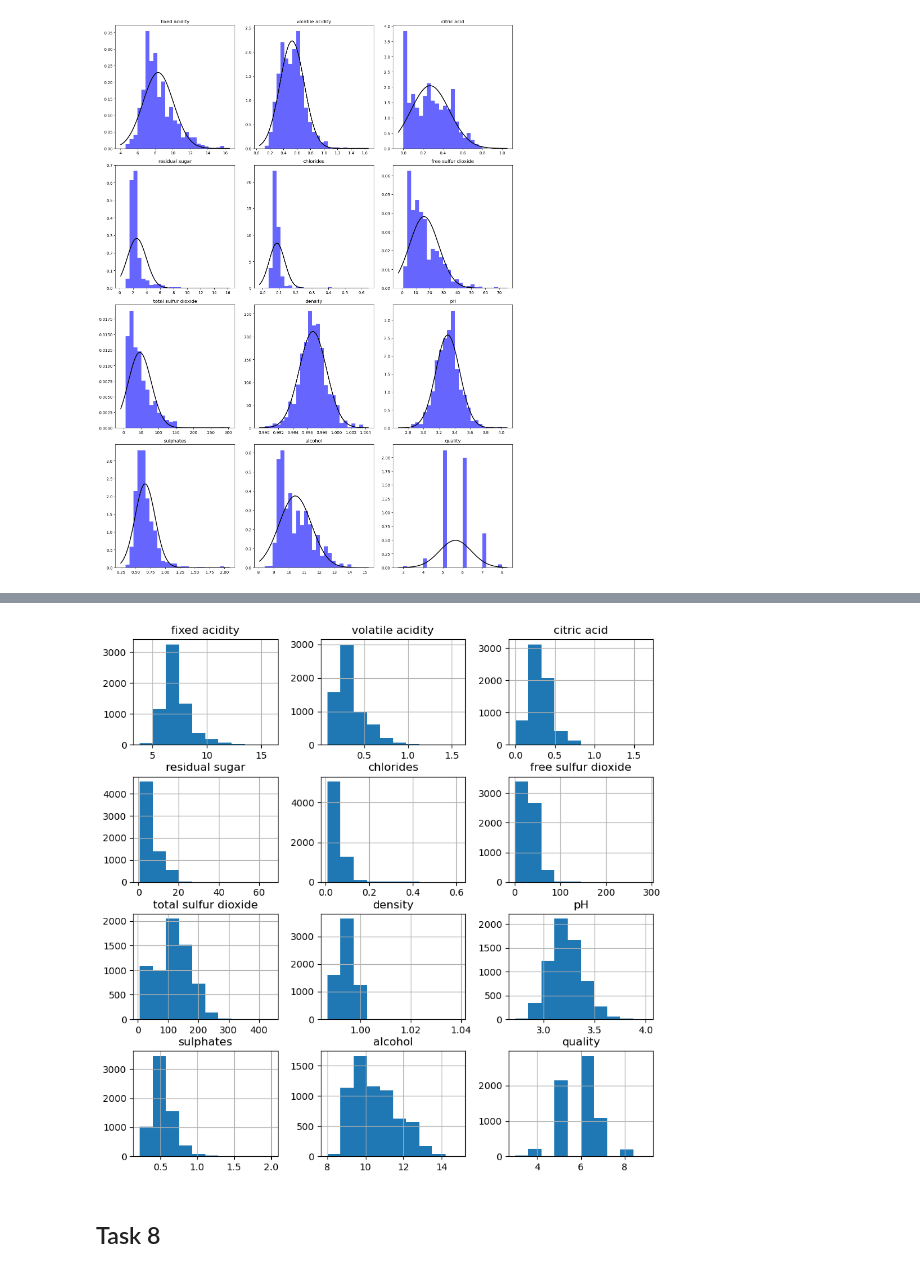
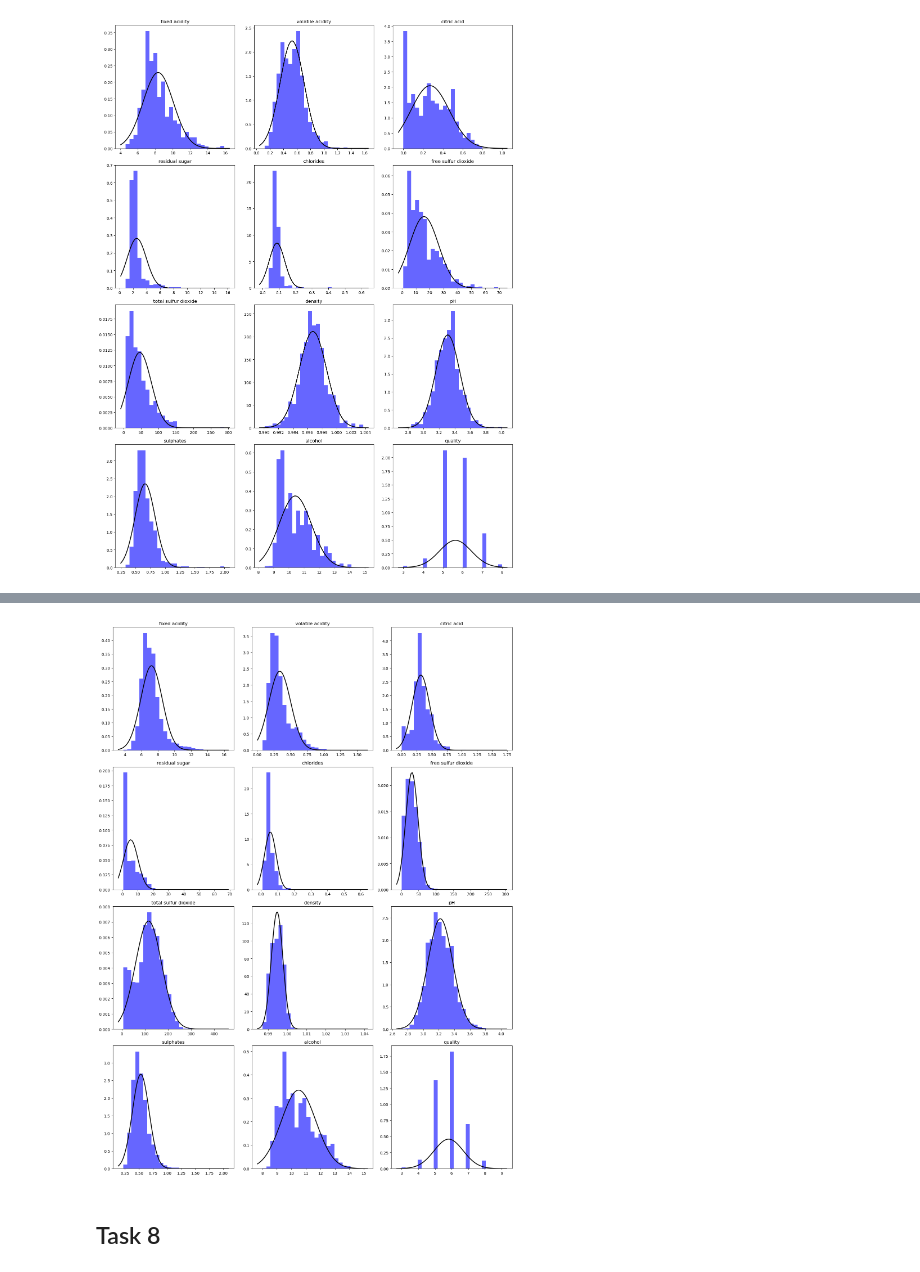
Before and after one commit to pbollhorn/bi-group5, a Jupyter notebook: mp2/mini_project_2.ipynb, the cells around one changed output, grey strips where cells are left out. Drawn from its saved outputs; the diff is of its cells as text; code cells hidden in the pictures.

```diff
--- a/mp2/mini_project_2.ipynb
+++ b/mp2/mini_project_2.ipynb
@@ -235,7 +233,7 @@ white_wine.hist(figsize=(10,10));
 # %%
-wine.hist(figsize=(10,10));
+histogram_plotter.plot_histograms_for_data_frame(wine)
 # %% [output]
-[figure, old version]
+[figure, new version]
 # %% [markdown]
 ## Task 8
 # %%
```
Also changed, not shown: parts of 8 cells of this notebook.
